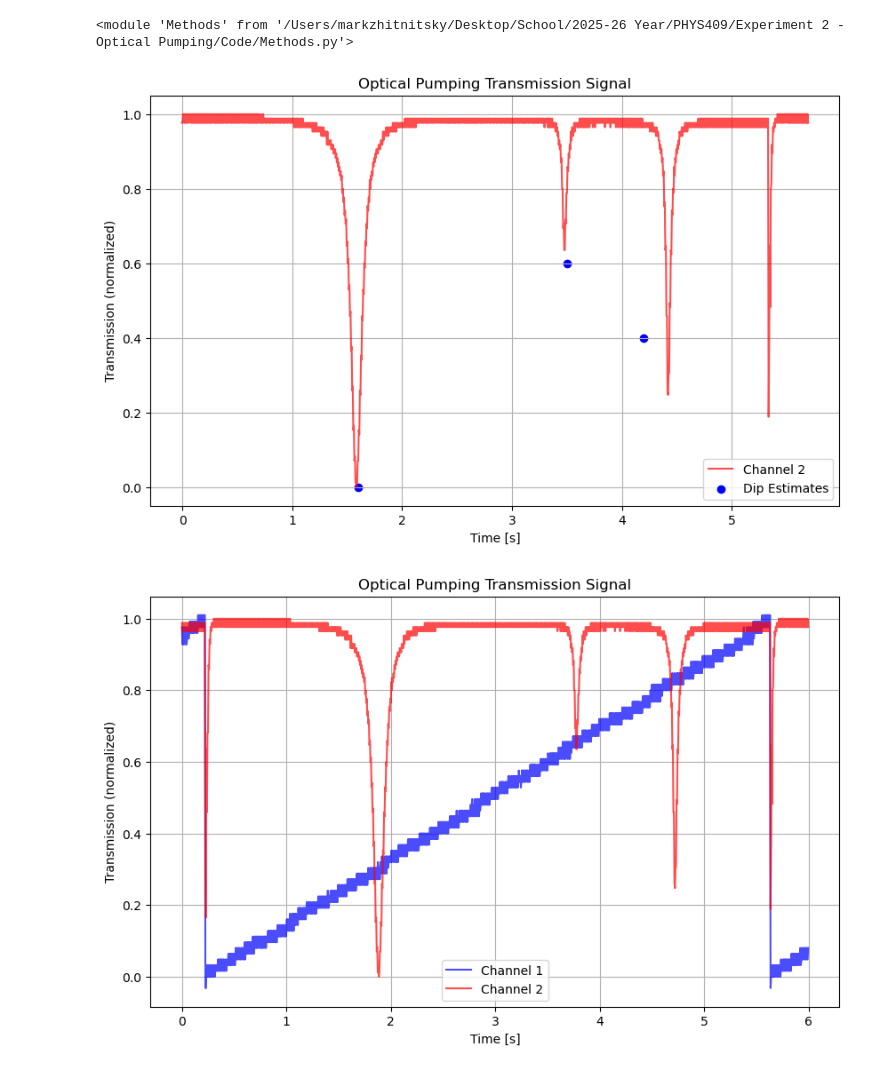
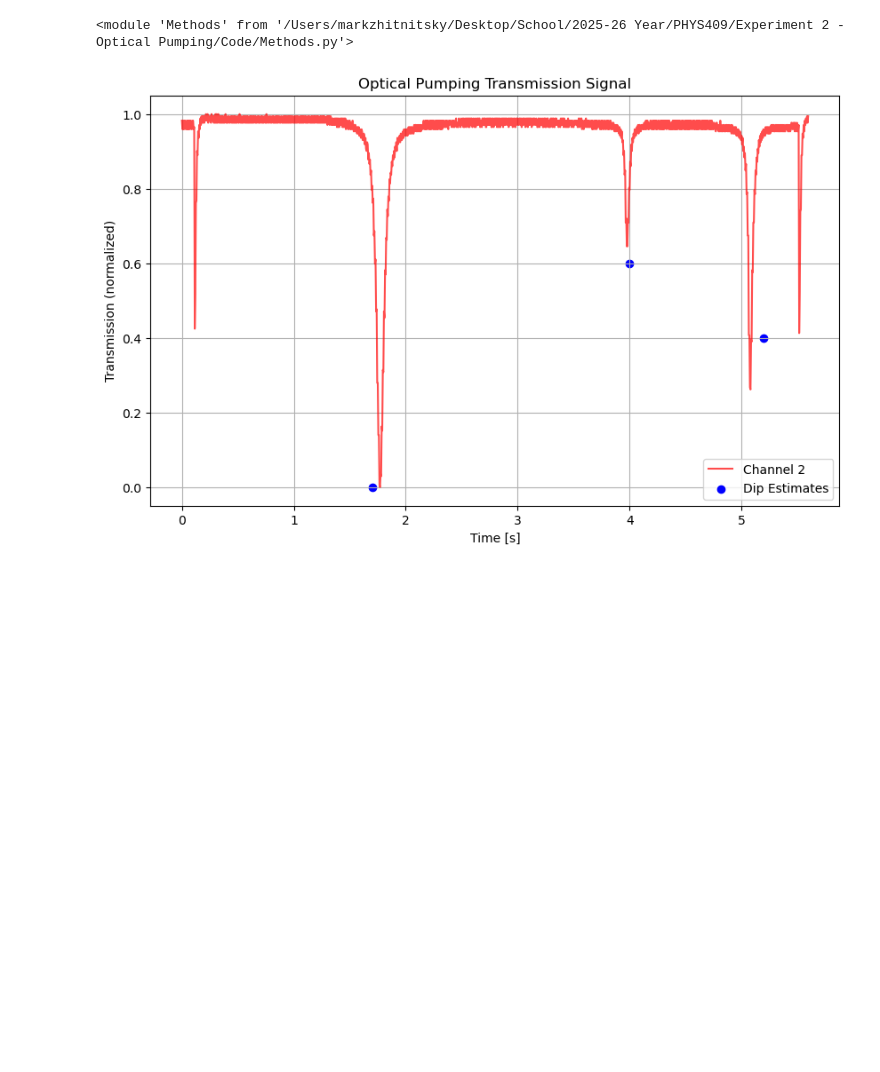
Before and after one commit to MarkZhit/PHYS409-Optical_Pumping, a Jupyter notebook: sample.ipynb, the cells around one changed output. Drawn from its saved outputs; the diff is of its cells as text; code cells hidden in the pictures; blank space fills up the shorter version.

```diff
--- a/sample.ipynb
+++ b/sample.ipynb
@@ -20,8 +21,9 @@ importlib.reload(m)
 
 #     return A - (dip1 + dip2 + dip3)
 # %%
-savename = "5s measurement Mar 4"
-time, y1, y2, y2_norm = m.read_transmission_csv('./data/Mar 4 measurement/firstMeasurement-Mar04.csv')
+freq = 175
+savename = "5s measurement Mar 9 - " + str(freq) + 'kHz'
+time, y1, y2, y2_norm = m.read_transmission_csv('./data/Mar 9 measurement/NewFile' + str(freq) + 'kHz' + '.csv')
 
 
 # # Load the file, skipping the first two header rows
@@ -56,41 +58,40 @@ time, y1, y2, y2_norm = m.read_transmission_csv('./data/Mar 4 measurement/firstM
 # y2_norm = y2 - min(y2)
 # y2_norm = y2_norm / max(y2_norm)
 # %%
-t0 = 0.3
+t0 = 0.4
 nCut = (t0 // (time[1] - time[0])).astype(int)
 
 time_cutFirst = time[nCut:] - t0
 y2_norm_cutFirst = y2_norm[nCut:]
 
-x0s = np.array([1.9,3.8,4.5]) - t0
+x0s = np.array([1.7,4,5.2])
 # x0_1 = 19
 # x0_2 = 31.5
 # x0_3 = 38
 
 # print(nCut)
 
 
 m.plot_normalized_transmission(time_cutFirst, y2_norm_cutFirst, x0s, savename)
 
-plt.figure(figsize=(10, 6))
-# Plot CH1 and CH2
-plt.plot(time, y1, label='Channel 1', color='blue', alpha=0.7)
-plt.plot(time, y2_norm, label='Channel 2', color='red', alpha=0.7)
-# plt.scatter([x0_1,x0_2,x0_3], [0,0.6,0.4], label='Dip Estimates', color='blue')
-# plt.plot(time,y2_norm, label='Channel 2 normalized', color='red', alpha=0.7)
-
-# Labels and formatting
-plt.xlabel('Time [s]')
-plt.ylabel('Transmission (normalized)')
-plt.title('Optical Pumping Transmission Signal')
-plt.legend()
-plt.grid(True)
-plt.savefig(savename, dpi=300)
-
-plt.show()
+# plt.figure(figsize=(10, 6))
+# # Plot CH1 and CH2
+# plt.plot(time, y1, label='Channel 1', color='blue', alpha=0.7)
+# plt.plot(time, y2_norm, label='Channel 2', color='red', alpha=0.7)
+# # plt.scatter([x0_1,x0_2,x0_3], [0,0.6,0.4], label='Dip Estimates', color='blue')
+# # plt.plot(time,y2_norm, label='Channel 2 normalized', color='red', alpha=0.7)
+#
+# # Labels and formatting
+# plt.xlabel('Time [s]')
+# plt.ylabel('Transmission (normalized)')
+# plt.title('Optical Pumping Transmission Signal')
+# plt.legend()
+# plt.grid(True)
+# plt.savefig("/figures/]" + savename, dpi=300)
+#
+# plt.show()
 # %% [output]
-[figure, old version]
+[figure, new version]
-[figure, removed]
 # %%
 #    (A, h1, g1, x0_1, h2, g2, x0_2,  h3, g3, x0_3):
 variables = ["A", "h1", "g1", "x0_1", "h2", "g2", "x0_2",  "h3", "g3", "x0_3"]
```
Also changed, not shown: parts of 5 cells of this notebook, 41 other files.
